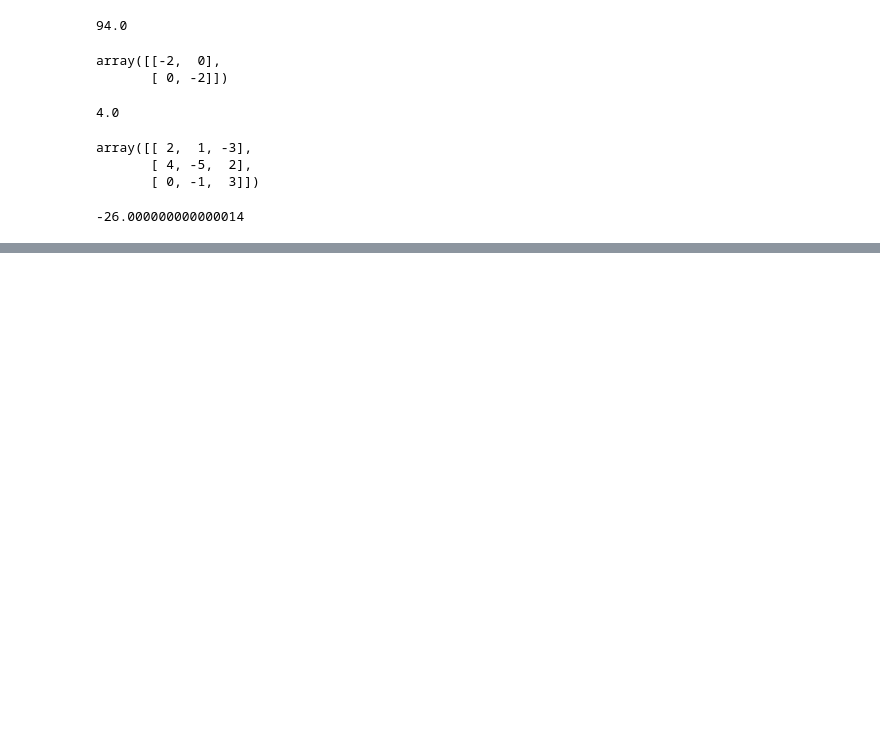
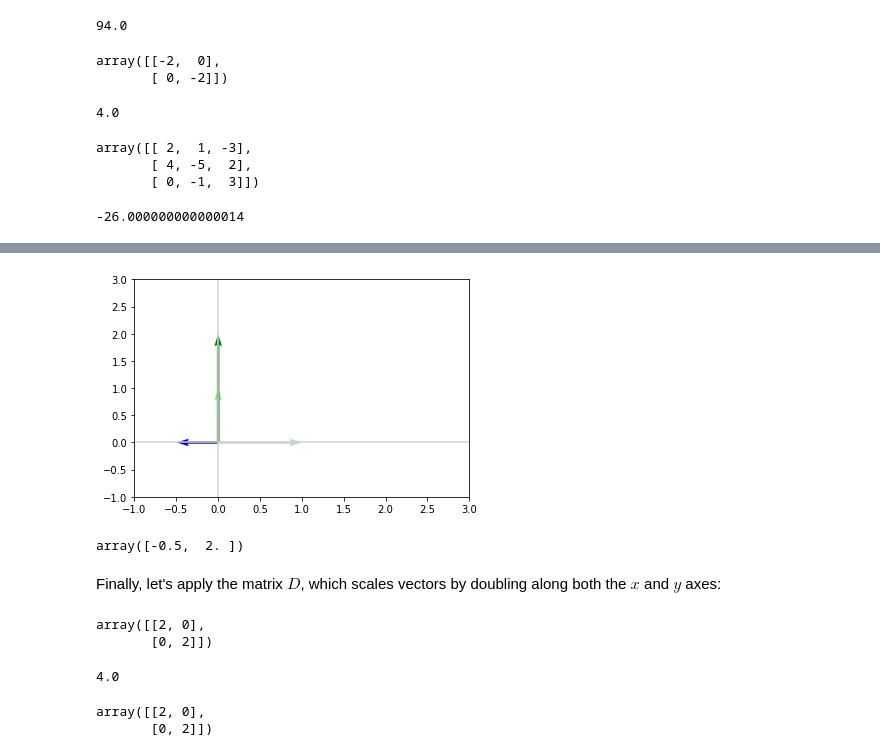
Before and after one commit to darstech/ML-Foundation, a Jupyter notebook: 2_linear_algebra_ii.ipynb, the cells around one changed output, grey strips where cells are left out. Drawn from its saved outputs; the diff is of its cells as text; code cells hidden in the pictures; blank space fills up the shorter version.

```diff
--- a/2_linear_algebra_ii.ipynb
+++ b/2_linear_algebra_ii.ipynb
@@ -660,0 +802,29 @@ np.linalg.det(Q3)
+# %%
+plot_vectors([vectorfy(B, 0), vectorfy(B, 1), vectorfy(JB, 0), vectorfy(JB, 1)], ['lightblue', 'lightgreen', 'blue', 'green'])
+plt.xlim(-1, 3)
+_ = plt.ylim(-1, 3)
+# %% [output]
+[figure, added]
+# %%
+lambdas, V = np.linalg.eig(J)
+lambdas
+# %% [output]
+array([-0.5,  2. ])
+# %% [markdown]
+Finally, let's apply the matrix $D$, which scales vectors by doubling along both the $x$ and $y$ axes:
+# %%
+D = I * 2
+D
+# %% [output]
+array([[2, 0],
+       [0, 2]])
+# %%
+np.linalg.det(D)
+# %% [output]
+4.0
+# %%
+DB = np.dot(D, B)
+DB
+# %% [output]
+array([[2, 0],
+       [0, 2]])
```
Also changed, not shown: parts of 81 cells of this notebook.
